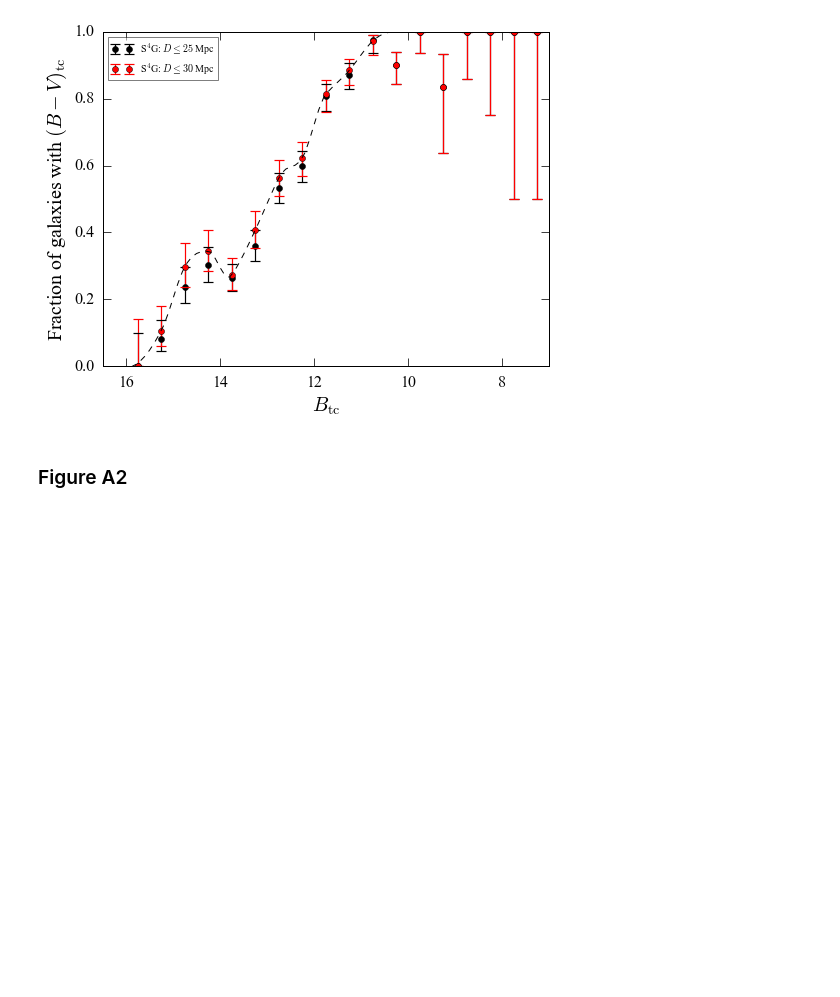
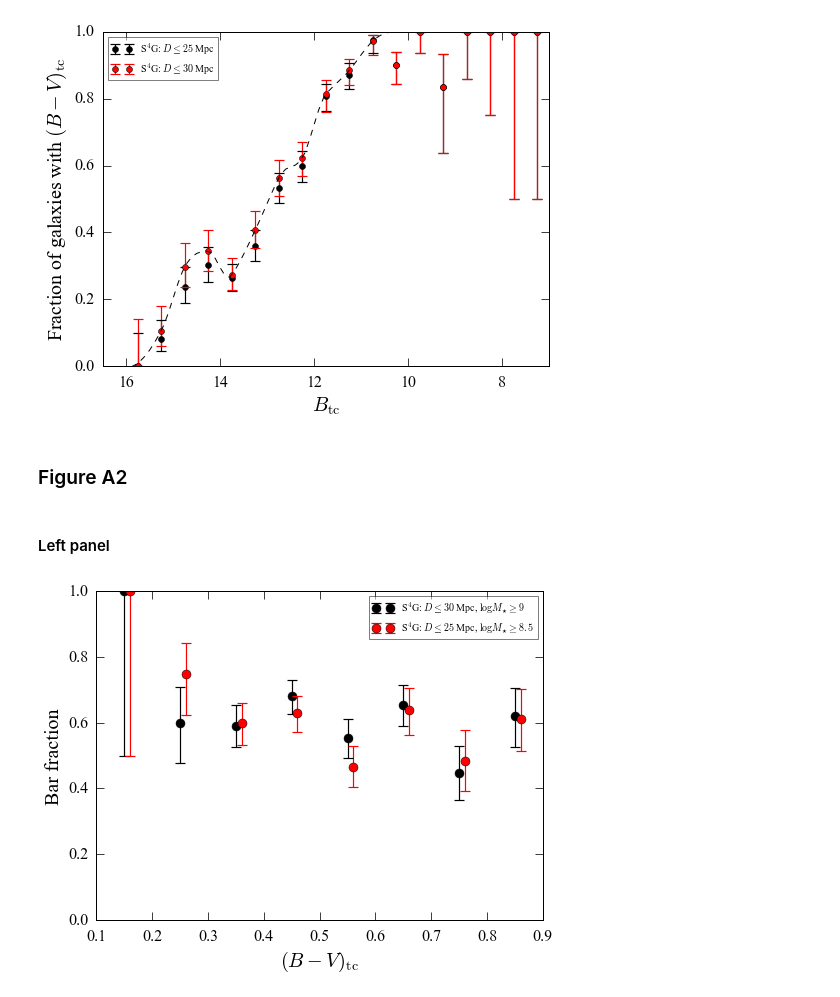
Before and after one commit to perwin/s4g_barfractions, a Jupyter notebook: s4gbars_main.ipynb, the cells around one changed output. Cells and saved outputs as stored; diff of their text form; code cells hidden in the pictures; blank space fills up the shorter version.

Commit message:
Updates to Python notebooks (including plots for Fig.A2)

```diff
--- a/s4gbars_main.ipynb
+++ b/s4gbars_main.ipynb
@@ -21,19 +21,17 @@ import datautils as du
 import plotutils as pu
 import s4gutils
 
+# paths for locating data, saving plots, etc.
 dataDir = "./data/"
+simDir = dataDir
+fbarLitDir = dataDir + "f_bar_trends-from-literature/"
+# change the following if you want to save the figures somewhere convenient
+baseDir = "/Users/erwin/Documents/Working/Paper-s4gbars/"
+plotDir = baseDir + "plots/"
+savePlots = False
 
 s4gdata = du.ReadCompositeTable(dataDir+"s4gbars_table.dat", columnRow=25, dataFrame=True)
 nDisksTotal = len(s4gdata.name)
-
-# paths for locating data, saving plots, etc.
-baseDir = "/Users/erwin/Documents/Working/Paper-s4gbars/"
-plotDir = baseDir + "plots/"
-fbarLitDir = dataDir + "f_bar_trends-from-literature/"
-simDir = dataDir
-# to save PDF versions of figures, set savePlots = True
-savePlots = False
-
 
 # axis labels, etc., for plots
 xtmstar = r"$\log \: (M_{\star} / M_{\odot})$"
@@ -48,13 +46,16 @@ ytbarsize_kpc_obs = r"Observed bar size $a_{\rm vis}$ [kpc]"
 ytR25_kpc = r"$R_{25}$ [kpc]"
 
 
-ss0 = "All galaxies"
 ss1 = r"S$^{4}$G: $D \leq 25$ Mpc"
 ss1m = r"S$^{4}$G: $D \leq 25$ Mpc, $\log M_{\star} \geq 8.5$"
 ss1_bold = r"$\mathbf{S^{4}G:}$ $D \leq 25$ Mpc"
 ss1m_bold = r"$\mathbf{S^{4}G:}$ $D \leq 25$ Mpc, $\log M_{\star} \geq 8.5$"
 ss2 = r"S$^{4}$G: $D \leq 30$ Mpc"
 ss2b = r"S$^{4}$G: $D \leq 30$ Mpc, $\log M_{\star} \geq 9$"
+ss2 = r"S$^{4}$G: $D \leq 30$ Mpc"
+ss2m = r"S$^{4}$G: $D \leq 30$ Mpc, $\log M_{\star} \geq 9$"
+ss3 = r"S$^{4}$G: $D \leq 40$ Mpc"
+ss3m = r"S$^{4}$G: $D \leq 40$ Mpc, $\log M_{\star} \geq 9.5$"
 
 s4g_txt = r"S$^{4}$G"
 s4g_txt_bold = r"$\mathbf{S^{4}G:}$"
@@ -611,3 +614,16 @@ if savePlots: savefig(plotDir+"f_bmv-vs-btc-with-spline.pdf")
 [figure]
 # %% [markdown]
 ### Figure A2
+# %% [markdown]
+#### Left panel
+# %%
+pu.PlotFrequencyWithWeights(s4gdata.BmV_tc, s4gdata.weight_BmVtc, ii_barred_limited2_m9, ii_unbarred_limited2_m9, 0,1,0.1, fmt='ko', ms=9, label=ss2m);
+pu.PlotFrequencyWithWeights(s4gdata.BmV_tc, s4gdata.weight_BmVtc, ii_barred_limited1_m8_5, ii_unbarred_limited1_m8_5, 0,1,0.1, offset=0.01, fmt='ro', ms=9, noErase=True, label=ss1m)
+plt.xlabel(xtBmV_tc);plt.ylabel('Bar fraction')
+plt.ylim(0,1)
+plt.legend(fontsize=10, framealpha=0.5)
+# push bottom of plot upwards so that x-axis label isn't clipped in PDF output
+plt.subplots_adjust(bottom=0.14)
+if savePlots: plt.savefig(plotDir+"fbar-vs-BmV_corrected.pdf")
+# %% [output]
+[figure, added]
```
Also changed, not shown: parts of 5 cells of this notebook, 1 other file.
